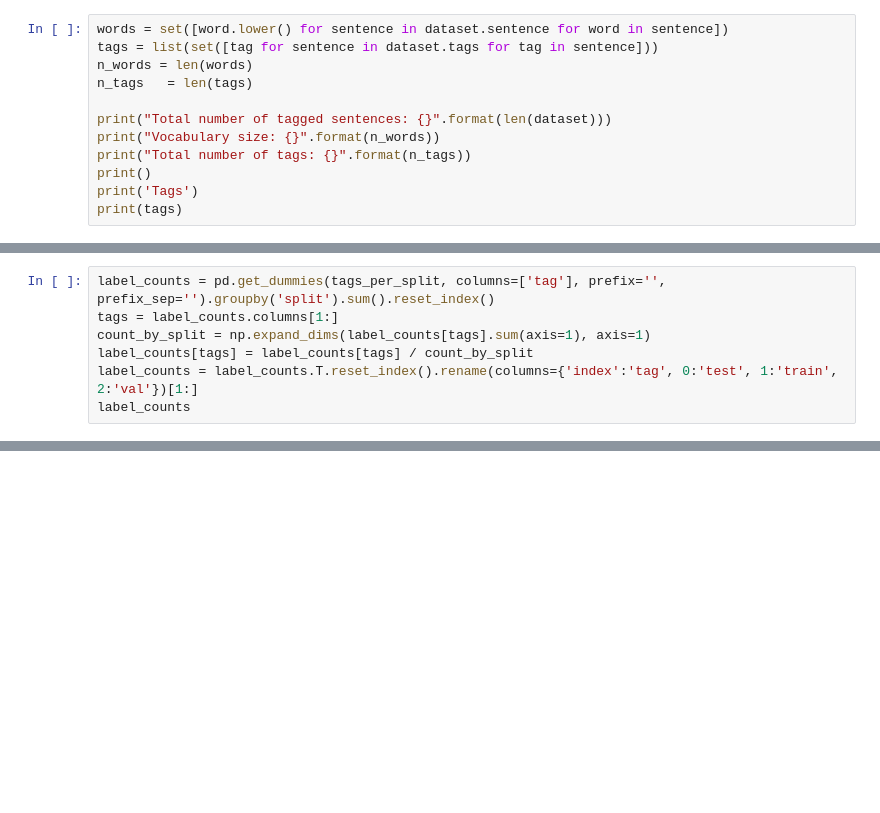
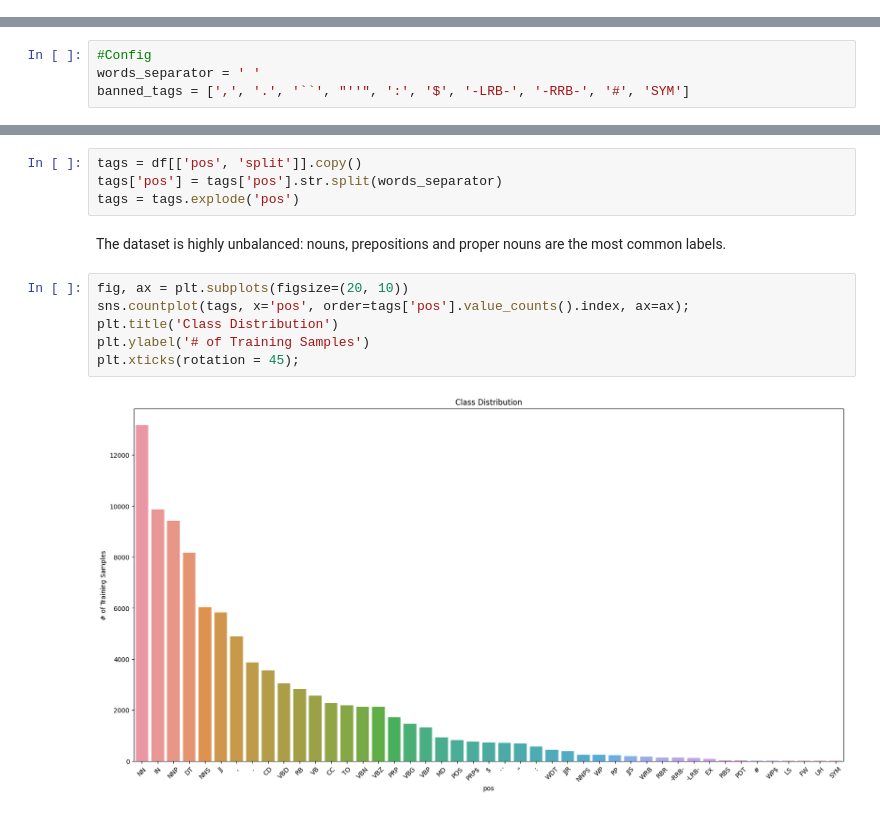
Before and after one commit to Simone999/nlp_assignment1, a Jupyter notebook: assignment1.ipynb, the cells around one changed output, grey strips where cells are left out. Drawn from its saved outputs; the diff is of its cells as text; blank space fills up the shorter version.

```diff
--- a/assignment1.ipynb
+++ b/assignment1.ipynb
@@ -92,12 +7,0 @@ dataset
-# %%
-words = set([word.lower() for sentence in dataset.sentence for word in sentence])
-tags = list(set([tag for sentence in dataset.tags for tag in sentence]))
-n_words = len(words)
-n_tags   = len(tags)
-
-print("Total number of tagged sentences: {}".format(len(dataset)))
-print("Vocabulary size: {}".format(n_words))
-print("Total number of tags: {}".format(n_tags))
-print()
-print('Tags')
-print(tags)
@@ -148,7 +7,0 @@ plot_tags_distribution(tags_per_split, 'Tags distribution');
-# %%
-label_counts = pd.get_dummies(tags_per_split, columns=['tag'], prefix='', prefix_sep='').groupby('split').sum().reset_index()
-tags = label_counts.columns[1:]
-count_by_split = np.expand_dims(label_counts[tags].sum(axis=1), axis=1)
-label_counts[tags] = label_counts[tags] / count_by_split
-label_counts = label_counts.T.reset_index().rename(columns={'index':'tag', 0:'test', 1:'train', 2:'val'})[1:]
-label_counts
@@ -646,0 +31,4 @@ weighted avg       0.39      0.43      0.33     13812
+# %%
+#Config
+words_separator = ' '
+banned_tags = [',', '.', '``', "''", ':', '$', '-LRB-', '-RRB-', '#', 'SYM']
@@ -646,0 +262,14 @@ weighted avg       0.39      0.43      0.33     13812
+# %%
+tags = df[['pos', 'split']].copy()
+tags['pos'] = tags['pos'].str.split(words_separator)
+tags = tags.explode('pos')
+# %% [markdown]
+The dataset is highly unbalanced: nouns, prepositions and proper nouns are the most common labels.
+# %%
+fig, ax = plt.subplots(figsize=(20, 10))
+sns.countplot(tags, x='pos', order=tags['pos'].value_counts().index, ax=ax);
+plt.title('Class Distribution')
+plt.ylabel('# of Training Samples')
+plt.xticks(rotation = 45);
+# %% [output]
+[figure, added]
```
Also changed, not shown: parts of 110 cells of this notebook.
